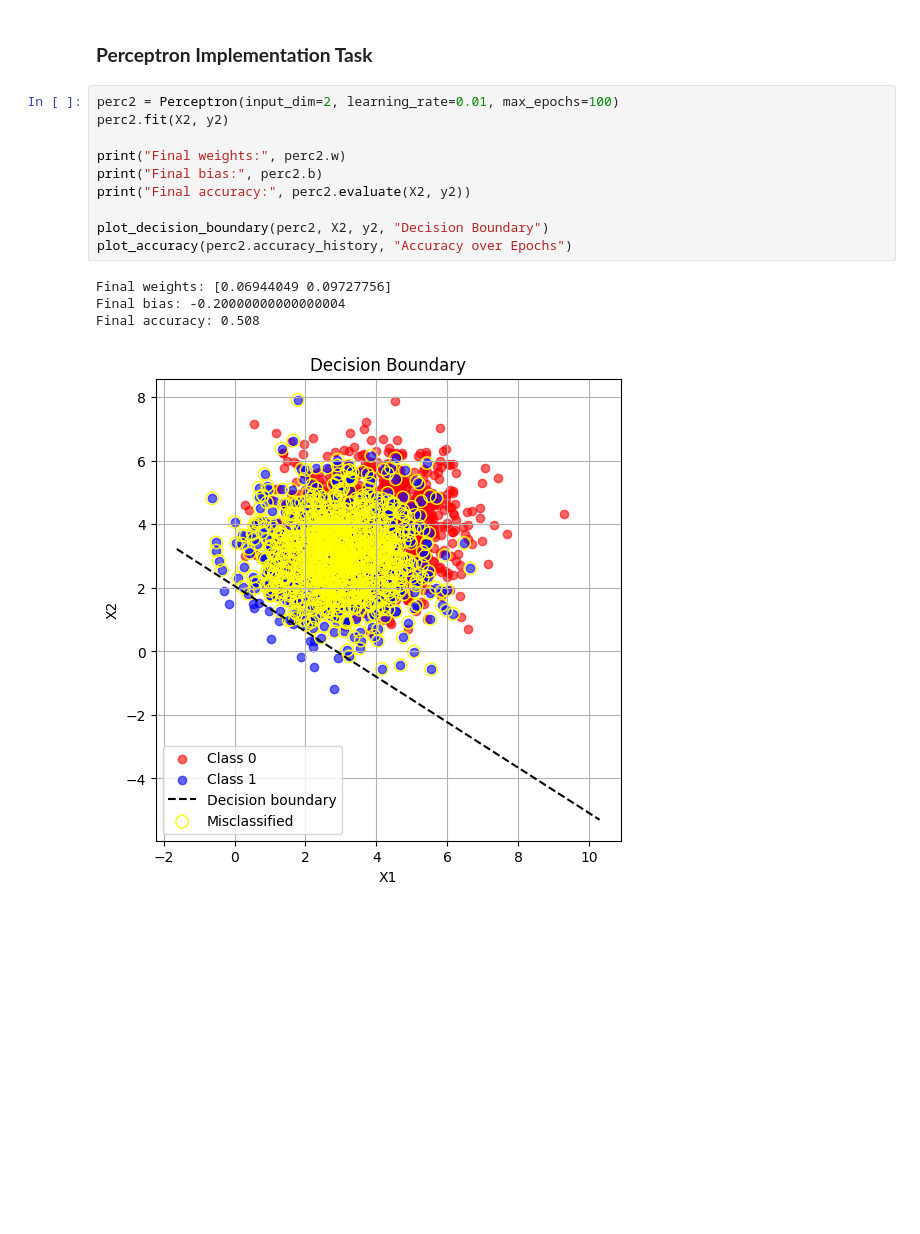
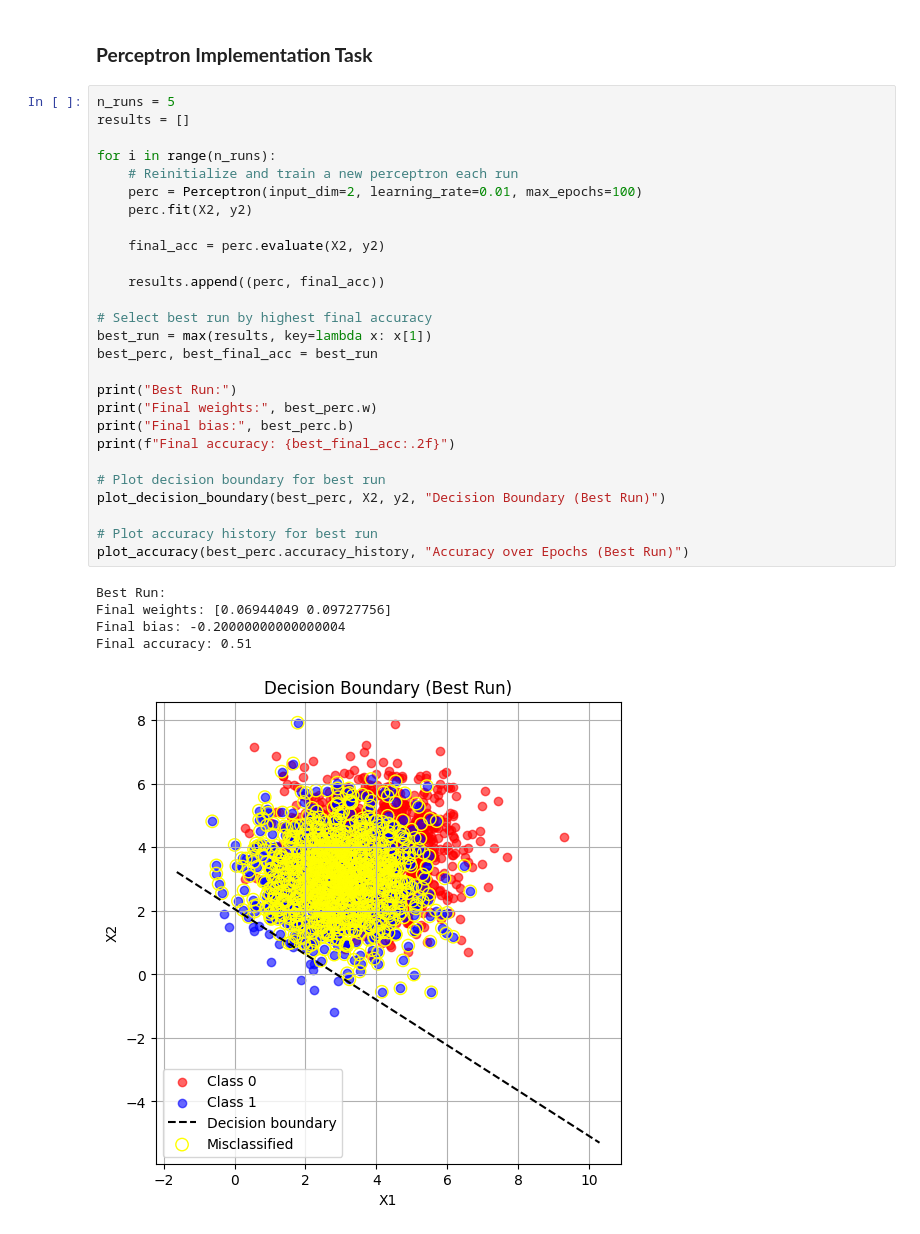
Before and after one commit to rodme02/Exs_RedesNeurais, a Jupyter notebook: docs/exercises/perceptron/notebook.ipynb, the cells around one changed output. Saved outputs shown, nothing was run; the diff lists cells and outputs as text; blank space fills up the shorter version.

Commit message:
finalizado

```diff
--- a/docs/exercises/perceptron/notebook.ipynb
+++ b/docs/exercises/perceptron/notebook.ipynb
@@ -157,17 +164,35 @@ plot_data(X2, y2, "Exercise 2: Overlapping Data")
 # %% [markdown]
 ### **Perceptron Implementation Task**
 # %%
-perc2 = Perceptron(input_dim=2, learning_rate=0.01, max_epochs=100)
-perc2.fit(X2, y2)
+n_runs = 5
+results = []
 
-print("Final weights:", perc2.w)
-print("Final bias:", perc2.b)
-print("Final accuracy:", perc2.evaluate(X2, y2))
+for i in range(n_runs):
+    # Reinitialize and train a new perceptron each run
+    perc = Perceptron(input_dim=2, learning_rate=0.01, max_epochs=100)
+    perc.fit(X2, y2)
 
-plot_decision_boundary(perc2, X2, y2, "Decision Boundary")
-plot_accuracy(perc2.accuracy_history, "Accuracy over Epochs")
+    final_acc = perc.evaluate(X2, y2)
+
+    results.append((perc, final_acc))
+
+# Select best run by highest final accuracy
+best_run = max(results, key=lambda x: x[1])
+best_perc, best_final_acc = best_run
+
+print("Best Run:")
+print("Final weights:", best_perc.w)
+print("Final bias:", best_perc.b)
+print(f"Final accuracy: {best_final_acc:.2f}")
+
+# Plot decision boundary for best run
+plot_decision_boundary(best_perc, X2, y2, "Decision Boundary (Best Run)")
+
+# Plot accuracy history for best run
+plot_accuracy(best_perc.accuracy_history, "Accuracy over Epochs (Best Run)")
 # %% [output]
+Best Run:
 Final weights: [0.06944049 0.09727756]
 Final bias: -0.20000000000000004
-Final accuracy: 0.508
+Final accuracy: 0.51
-[figure, old version]
+[figure, new version]
```
Also changed, not shown: parts of 7 cells of this notebook.
